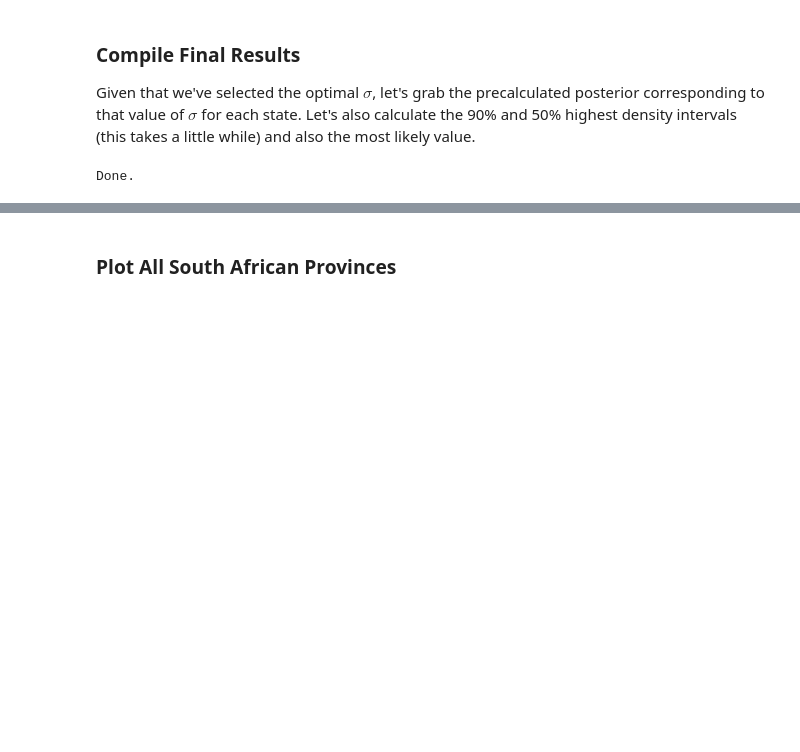
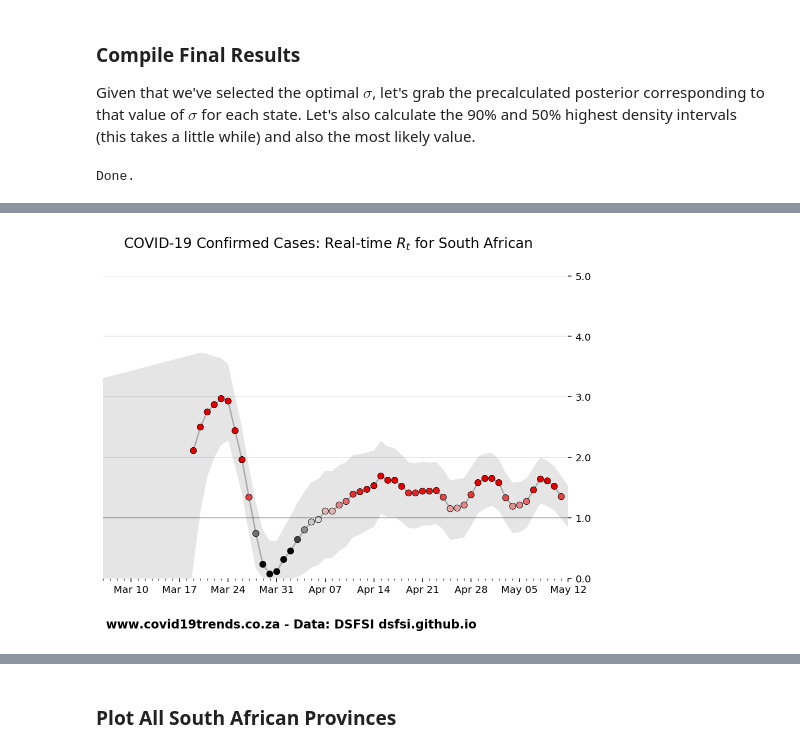
Before and after one commit to heerden/covid-19, a Jupyter notebook: notebooks/Realtime_R0_Plotly.ipynb, the cells around one changed output, grey strips where cells are left out. Saved outputs shown, nothing was run; the diff lists cells and outputs as text; code cells hidden in the pictures; blank space fills up the shorter version.

```diff
--- a/notebooks/Realtime_R0_Plotly.ipynb
+++ b/notebooks/Realtime_R0_Plotly.ipynb
@@ -706,0 +750,3 @@ final_results = final_results.groupby('state').apply(lambda x: x.iloc[1:].drople
+# %%
+state_single = states_raw.loc['Total RSA']
+state_single.tail()
@@ -706,0 +761,12 @@ final_results = final_results.groupby('state').apply(lambda x: x.iloc[1:].drople
+# %%
+state_name = 'Total RSA'
+
+fig, ax = plt.subplots(figsize=(600/72,400/72))
+
+ax = plot_rt(state_single, ax, '')
+fig.suptitle(f'COVID-19 Confirmed Cases: Real-time $R_t$ for South African', size=14)
+fig.text(0.13, 0, 'www.covid19trends.co.za - Data: DSFSI dsfsi.github.io', size=12, weight='bold')
+ax.xaxis.set_major_locator(mdates.WeekdayLocator())
+ax.xaxis.set_major_formatter(mdates.DateFormatter('%b %d'))
+# %% [output]
+[figure, added]
```
Also changed, not shown: parts of 26 cells of this notebook, 2 other files.
